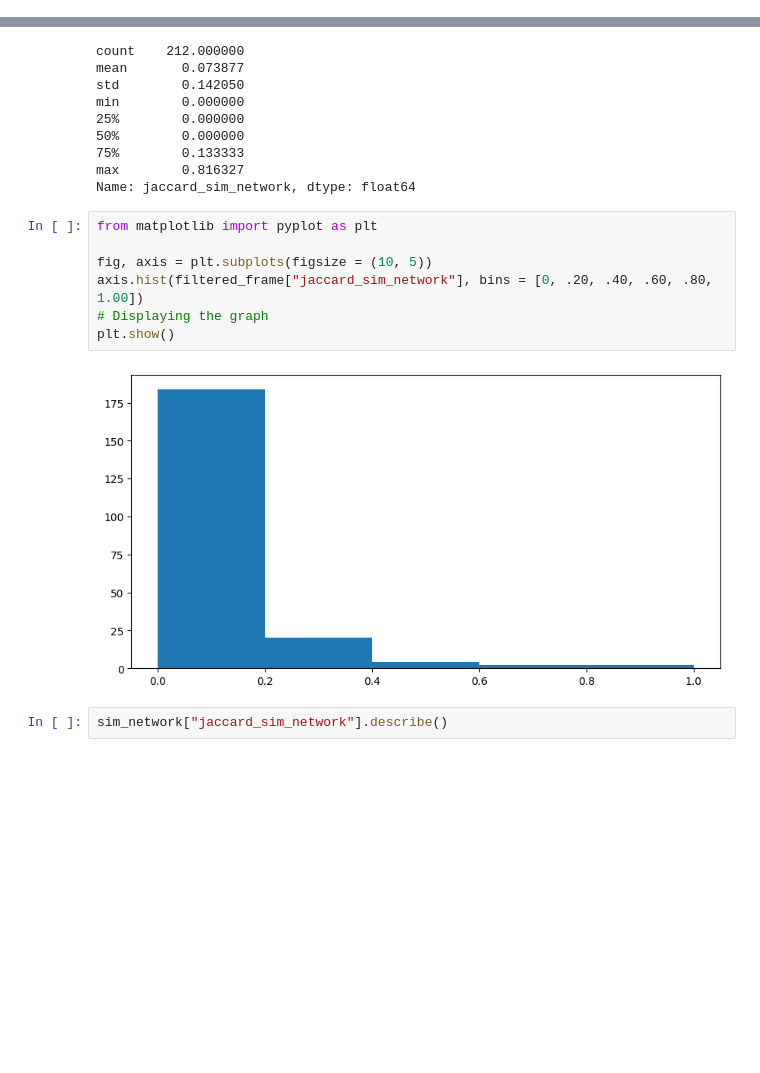
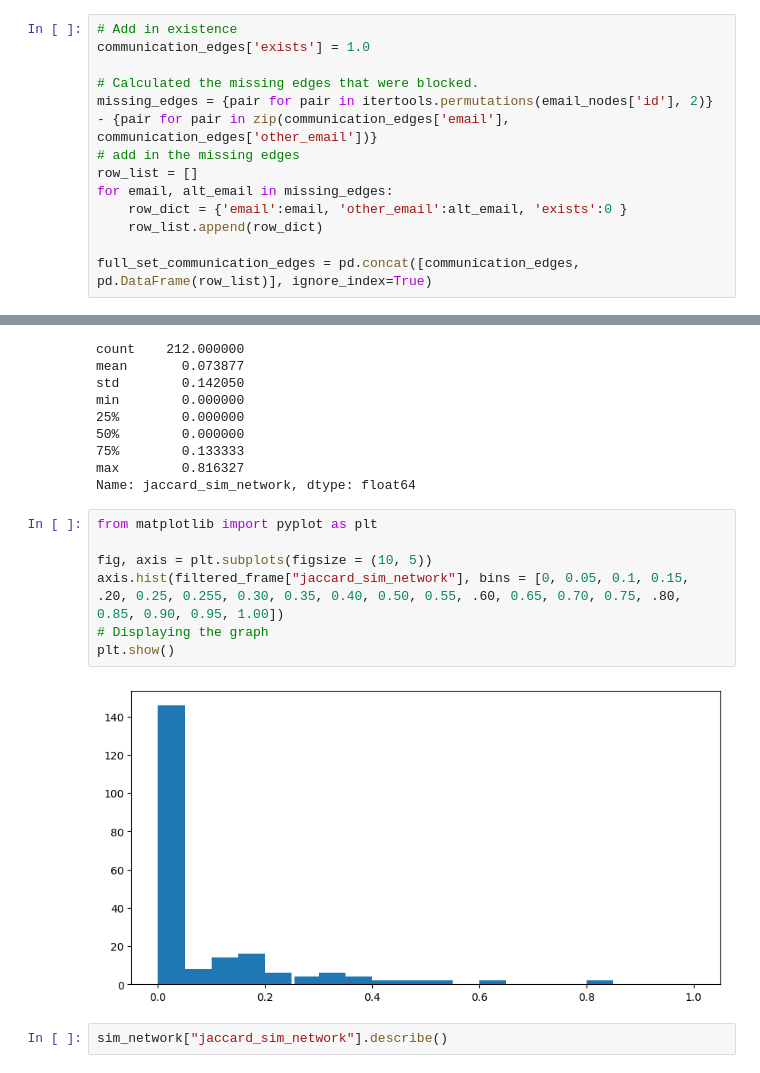
Before and after one commit to linqs/collective-graph-identification, a Jupyter notebook: scripts/Data Refactor.ipynb, the cells around one changed output, grey strips where cells are left out. Cells and saved outputs as stored; diff of their text form; blank space fills up the shorter version.

Commit message:
Unblocked communication edges.

```diff
--- a/scripts/Data Refactor.ipynb
+++ b/scripts/Data Refactor.ipynb
@@ -858,0 +875,13 @@ dtype: object
+# %%
+# Add in existence
+communication_edges['exists'] = 1.0
+
+# Calculated the missing edges that were blocked.
+missing_edges = {pair for pair in itertools.permutations(email_nodes['id'], 2)} - {pair for pair in zip(communication_edges['email'], communication_edges['other_email'])}
+# add in the missing edges
+row_list = []
+for email, alt_email in missing_edges:
+    row_dict = {'email':email, 'other_email':alt_email, 'exists':0 }
+    row_list.append(row_dict)
+
+full_set_communication_edges = pd.concat([communication_edges, pd.DataFrame(row_list)], ignore_index=True)
@@ -927,12 +958,12 @@ Name: jaccard_sim_network, dtype: float64
 # %%
 from matplotlib import pyplot as plt
 
 fig, axis = plt.subplots(figsize = (10, 5))
-axis.hist(filtered_frame["jaccard_sim_network"], bins = [0, .20, .40, .60, .80, 1.00])
+axis.hist(filtered_frame["jaccard_sim_network"], bins = [0, 0.05, 0.1, 0.15, .20, 0.25, 0.255, 0.30, 0.35, 0.40, 0.50, 0.55, .60, 0.65, 0.70, 0.75, .80, 0.85, 0.90, 0.95, 1.00])
 # Displaying the graph
 plt.show()
 # %% [output]
-[figure, old version]
+[figure, new version]
 # %%
 sim_network["jaccard_sim_network"].describe()
 # %% [output]
```
Also changed, not shown: parts of 4 cells of this notebook.
